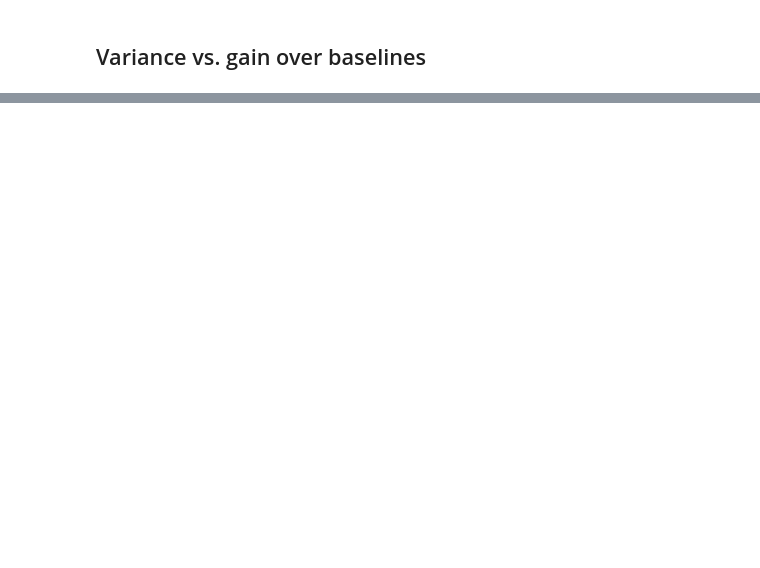
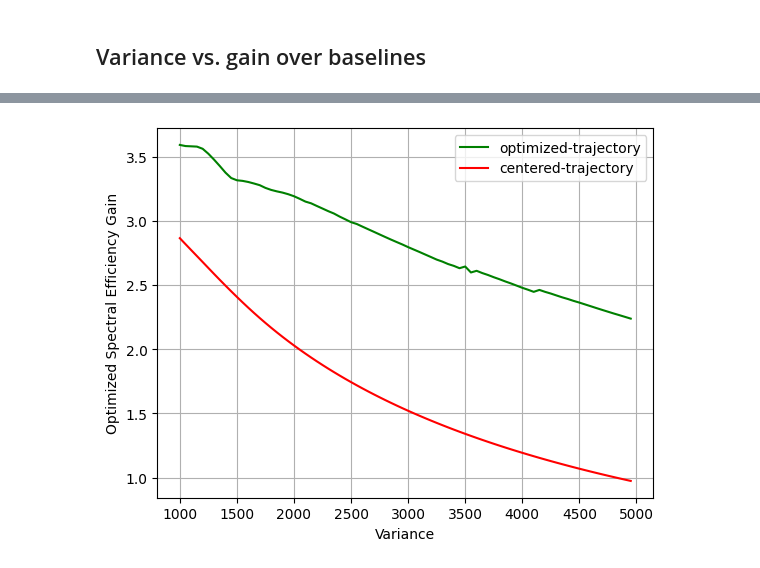
Before and after one commit to danielbonkowsky/uav-optimization, a Jupyter notebook: montecarlo-simulation/simulation.ipynb, the cells around one changed output, grey strips where cells are left out. Drawn from its saved outputs; the diff is of its cells as text; code cells hidden in the pictures; blank space fills up the shorter version.

```diff
--- a/montecarlo-simulation/simulation.ipynb
+++ b/montecarlo-simulation/simulation.ipynb
@@ -638,57 +695,65 @@ Powell's Optimizer Iteration 7
 # %% [markdown]
 ## Variance vs. gain over baselines
 # %%
+def random_schedule(maxiters=1000, tol=1e-9):
+    mat = np.random.rand(N, K)
+
+    for _ in range(maxiters):
+        # Scale rows
+        row_sums = mat.sum(axis=1, keepdims=True)
+        mat *= (M / row_sums)
+
+        # Scale columns
+        col_sums = mat.sum(axis=0, keepdims=True)
+        mat *= ( (N*M/K) / col_sums)
+
+        # Check convergence
+        if (np.allclose(mat.sum(axis=1), M, atol=tol) and
+            np.allclose(mat.sum(axis=0), N, atol=tol)):
+            break
+
+    return mat
+
 def variance_gain():
-    variances =  np.arange(2000, 8000, 50)
+    variances = np.arange(1000, 5000, 50)
 
     alpha0 = 0.5
-    r0 = (r_min + r_max)/2
-    cx0 = D/2
+    r0 = r_min
+    cx0 = 1.5*D
     cy0 = 0
+    a0 = random_schedule()
 
     optimized = []
     centered = []
-    upper_bound = []
 
     for variance in variances:
-        print(f'Variance: {variance}')
-        users = np.asarray(leftUpSkewedNormal(K, D, variance, D, variance, seed=seed))
+        print(f'********** variance = {variance} **********')
+        users = normalDistribution(K, 1.5*D, 0, variance, seed=seed)
 
-        centered.append(meanSE(
-                        alpha0,
-                        r_min,
-                        cx0,
-                        cy0,
-                        users))
+        centered.append(meanSE(alpha0,
+                               r0,
+                               cx0,
+                               cy0,
+                               a0,
+                               users=users))
 
-        alpha_opt, traj_hist = powells_optimizer(alpha0,
-                                                 r0,
-                                                 cx0,
-                                                 cy0,
-                                                 (r_min, r_max),
-                                                 (cx_min, cx_max),
-                                                 (cy_min, cy_max),
-                                                 users)
+        alpha_opt, a_opt, traj_hist = powells_optimizer(
+                            alpha0,
+                            r0,
+                            cx0,
+                            cy0,
+                            users=users)
         r_opt, cx_opt, cy_opt = traj_hist[-1]
 
         optimized.append(meanSE(alpha_opt,
-                        r_opt,
-                        cx_opt,
-                        cy_opt,
-                        users))
+                                r_opt,
+                                cx_opt,
+                                cy_opt,
+                                a_opt,
+                                users=users))
 
-        upper_total = 0
-        for user in users:
-            xk, yk = user
-            alpha, cx, cy = single_user_rotary_wing(xk/2, yk/2, xk, yk)
-            upper_total += individual_se(alpha, cx, cy, xk, yk)
-
-        upper_bound.append(upper_total / K)
-
-
-    plt.scatter(variances, optimized, c='g', marker='>', s=5, label='optimized-trajectory')
-    plt.scatter(variances, centered, c='r', marker='>', s=5, label='centered-trajectory')
-    plt.scatter(variances, upper_bound, c='b', marker='>', s=5, label='upper-bound')
+    plt.plot(variances, optimized, c='g', label='optimized-trajectory')
+    plt.plot(variances, centered, c='r', label='centered-trajectory')
     plt.grid(True)
     plt.xlabel("Variance")
     plt.ylabel("Optimized Spectral Efficiency Gain")
@@ -717,0 +782 @@ KeyboardInterrupt:
+[figure, added]
```
Also changed, not shown: parts of 22 cells of this notebook.
